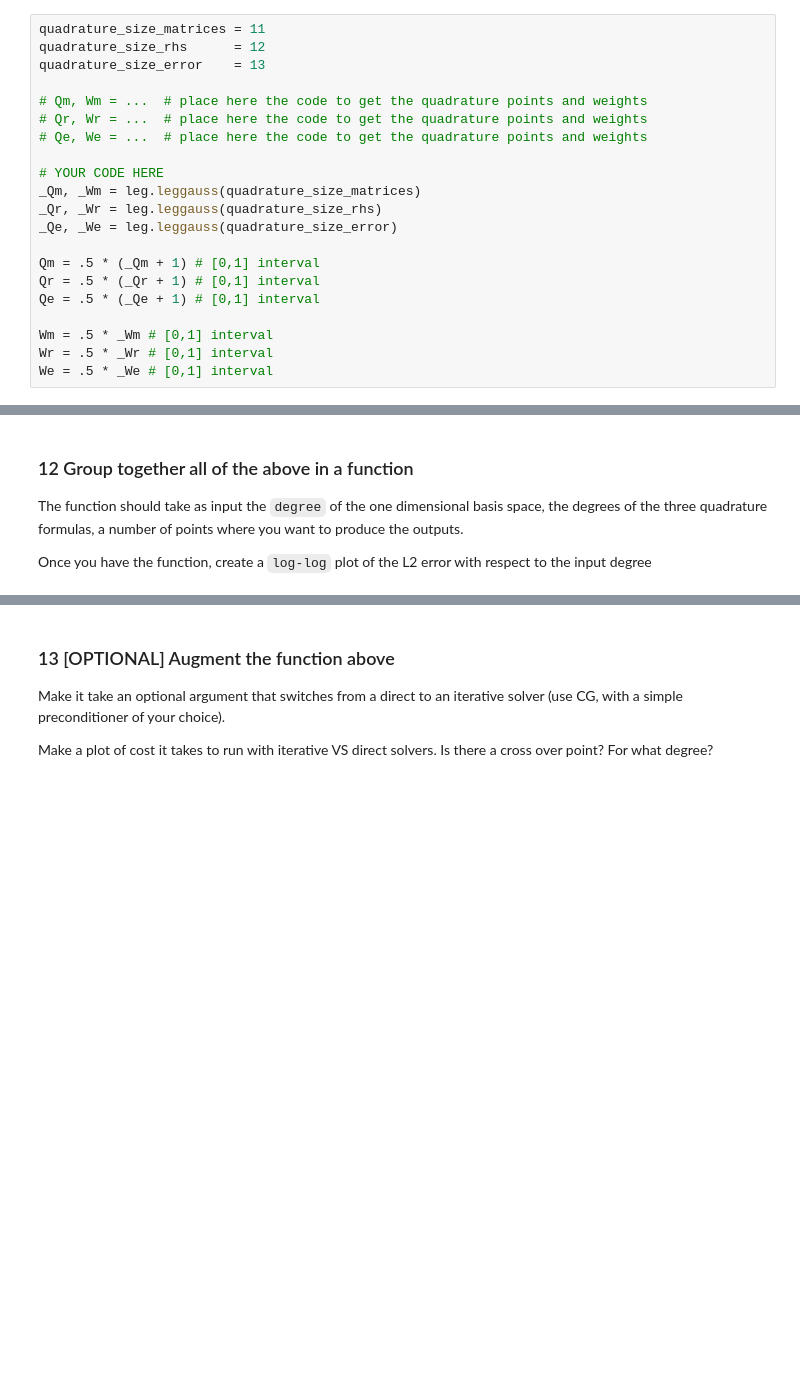
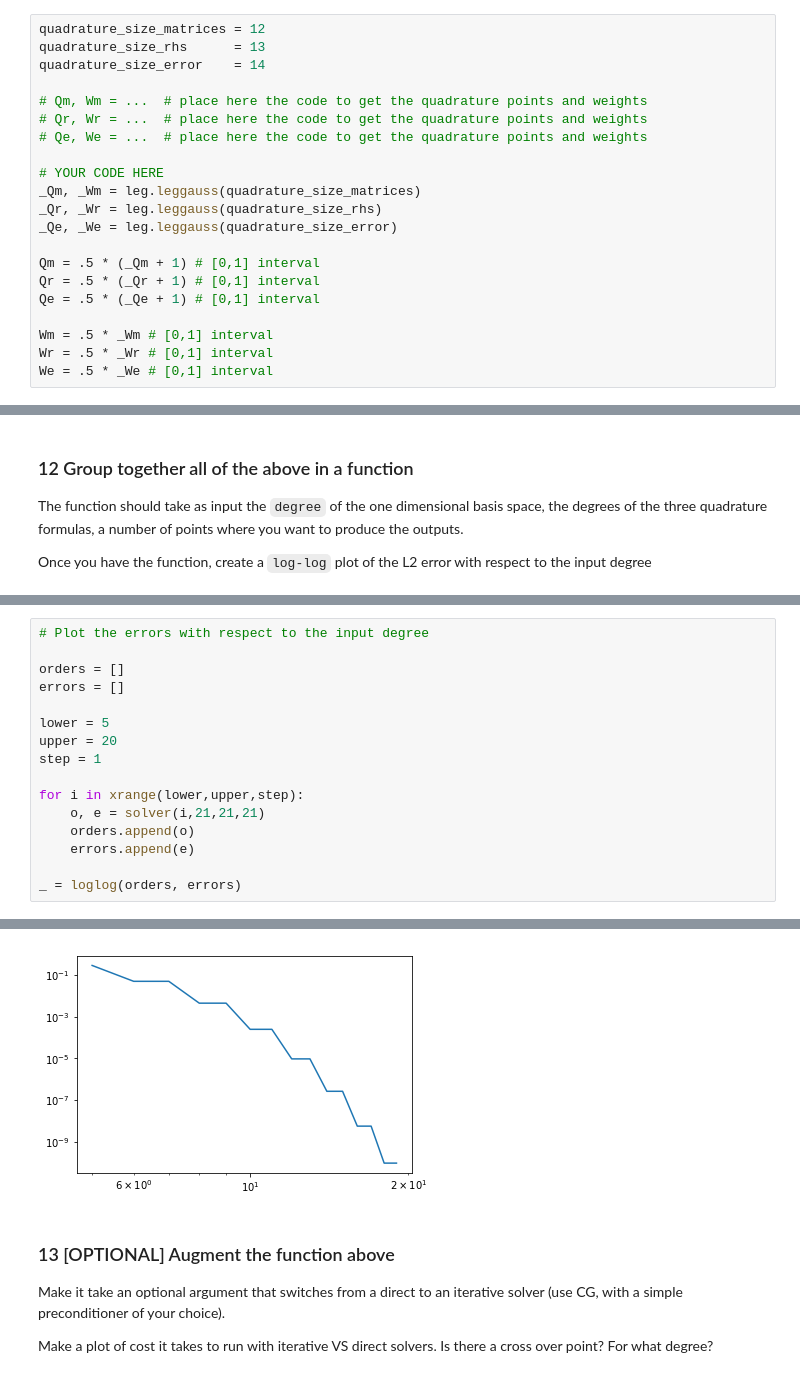
Before and after one commit to marcob3t/P1.4_seed, a Jupyter notebook: FinalProject.ipynb, the cells around one changed output, grey strips where cells are left out. Drawn from its saved outputs; the diff is of its cells as text; blank space fills up the shorter version.

```diff
--- a/FinalProject.ipynb
+++ b/FinalProject.ipynb
@@ -78,9 +84,9 @@ In general the size of the quadratures should be selectable by the user.
 
 Anything that should be evaluated on one of quadrature points, should be named accordingly (i.e., using a suffix `m,r,e`) for the three collections
 # %%
-quadrature_size_matrices = 11
-quadrature_size_rhs      = 12
-quadrature_size_error    = 13
+quadrature_size_matrices = 12
+quadrature_size_rhs      = 13
+quadrature_size_error    = 14
 
 # Qm, Wm = ...  # place here the code to get the quadrature points and weights
 # Qr, Wr = ...  # place here the code to get the quadrature points and weights
@@ -294,0 +407,17 @@ Once you have the function, create a `log-log` plot of the L2 error with respect
+# %%
+# Plot the errors with respect to the input degree
+
+orders = []
+errors = []
+
+lower = 5
+upper = 20
+step = 1
+
+for i in xrange(lower,upper,step):
+    o, e = solver(i,21,21,21)
+    orders.append(o)
+    errors.append(e)
+
+_ = loglog(orders, errors)
+# %% [output]
@@ -295,3 +439,4 @@ Once you have the function, create a `log-log` plot of the L2 error with respect
+[figure, added]
 # %% [markdown]
 ### 13 [OPTIONAL] Augment the function above
 
```
Also changed, not shown: parts of 5 cells of this notebook.
